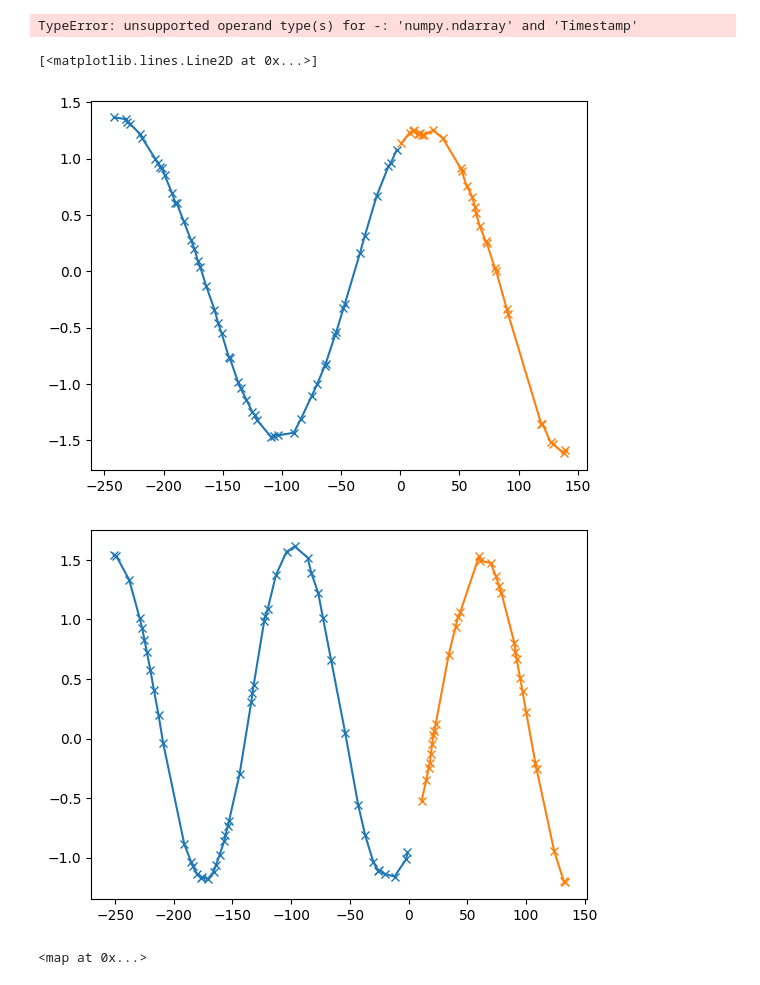
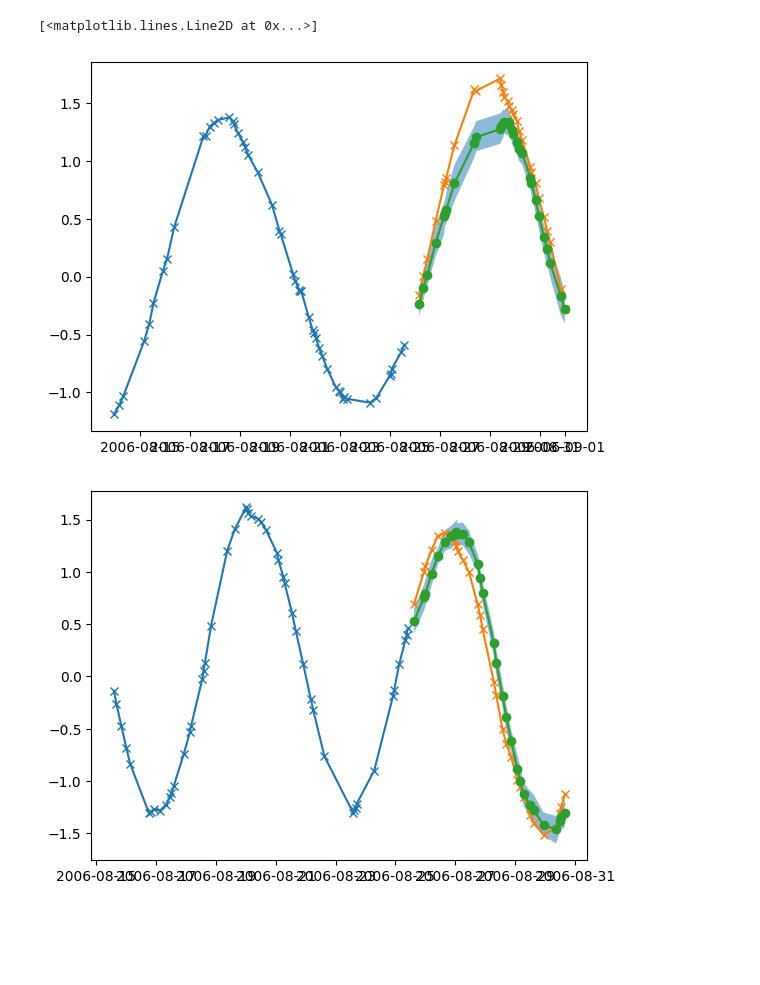
Before and after one commit to EdvardJSHolen/Final-Year-Project, a Jupyter notebook: TimeFusion/random_walk_example.ipynb, the cells around one changed output. Saved outputs shown, nothing was run; the diff lists cells and outputs as text; code cells hidden in the pictures; blank space fills up the shorter version.

```diff
--- a/TimeFusion/random_walk_example.ipynb
+++ b/TimeFusion/random_walk_example.ipynb
@@ -123,13 +120,13 @@ val_loader = BatchLoader(
 predictor = TimeFusion(
     context_length = 50,
     prediction_length = 30,
-    timeseries_shape = train_loader.time_series_shape,
+    timeseries_shape = (len(train_data.time_series),train_data.time_series[0].shape[1]),
     num_encoder_layers=3,
-    d_model=128,
+    d_model=64,
     nhead=4,
     dim_feedforward=128,
     diff_steps=100,
-    device = torch.device("mps"),
+    device = device,
 )
 
 #predictor = torch.compile(predictor)
@@ -143,7 +140,7 @@ lr_scheduler = torch.optim.lr_scheduler.LinearLR(optimizer, start_factor=1, end_
 
 predictor.train_network(
     train_loader = train_loader,
-    epochs=60,
+    epochs=40,
     val_loader = val_loader,
     val_metrics= {
         "Val MAE": nn.L1Loss(),
@@ -173,50 +170,38 @@ predictor.train_network(
-# %%
-sample_index = 5000
-
-timestamps = []
-
-for column in data.columns:
-    timestamps.append(list(data[sample_index:][column].dropna().index[:predictor.prediction_length]))
-
-timestamps = np.array(timestamps)
-
-samples = predictor.sample(
-    data=data[:sample_index],
-    timestamps=timestamps,
-    num_samples=64,
-    batch_size=64
-)
-
-plt.plot(data[:sample_index]['sine1'].dropna().index[-predictor.context_length:] - data[:sample_index].index[-1] - 1,list(data[:sample_index]['sine1'].dropna()[-predictor.context_length:]),"-x")
-plt.plot(data[:sample_index]['sine2'].dropna().index[-predictor.context_length:] - data[:sample_index].index[-1]  - 1,list(data[:sample_index]['sine2'].dropna()[-predictor.context_length:]),"-x")
-#plt.plot(samples[0,0].cpu())
-#plt.plot(samples[0,1].cpu())
-plt.plot(timestamps[0] - data[:sample_index].index[-1],torch.mean(samples.cpu(),axis=0)[0],"-o")
-plt.plot(timestamps[1] - data[:sample_index].index[-1],torch.mean(samples.cpu(),axis=0)[1],"-o")
-
-plt.plot(timestamps[0] - data[:sample_index].index[-1],list(data[sample_index:]['sine1'].dropna()[:predictor.prediction_length]),"-x")
-plt.plot(timestamps[1] - data[:sample_index].index[-1],list(data[sample_index:]['sine2'].dropna()[:predictor.prediction_length]),"-x")
-# %% [output]
-TypeError: unsupported operand type(s) for -: 'numpy.ndarray' and 'Timestamp'
+# %%
+sample_index = 400
+
+timestamps = []
+for col in range(val_data.indices.shape[1]):
+    timestamps.append(list(val_data.data_copy.iloc[sample_index:,col].dropna().index[:predictor.prediction_length]))
+
+timestamps = np.array(timestamps)
+
+samples = predictor.sample(
+    data = val_data,
+    sample_indices = timestamps,
+    num_samples = 100,
+    timestamp_encodings = encodings
+)
 # %%
+# Plot the samples
 confidence = 0.1
 
 samples_cpu = samples.cpu()
 samples_cpu[:,0,:], _= torch.sort(samples_cpu[:,0,:],dim=0)
 samples_cpu[:,1,:], _ = torch.sort(samples_cpu[:,1,:],dim=0)
 
 plt.figure()
-plt.plot(data[:sample_index]['sine1'].dropna().index[-predictor.context_length:] - data[:sample_index].index[-1] - 1,list(data[:sample_index]['sine1'].dropna()[-predictor.context_length:]),"-x")
-plt.plot(timestamps[0] - data[:sample_index].index[-1],list(data[sample_index:]['sine1'].dropna()[:predictor.prediction_length]),"-x")
-plt.fill_between(timestamps[0] - data[:sample_index].index[-1],samples_cpu[int(confidence*samples_cpu.shape[0]),0,:], samples_cpu[int((1-confidence)*samples_cpu.shape[0]),0,:],alpha=0.5)
-plt.plot(timestamps[0] - data[:sample_index].index[-1],torch.mean(samples.cpu(),axis=0)[0],"-o")
+plt.plot(val_data.data_copy.iloc[:400,0].dropna().iloc[-predictor.context_length:],"-x")
+plt.plot(val_data.data_copy.iloc[400:,0].dropna().iloc[:predictor.prediction_length],"-x")
+plt.fill_between(timestamps[0], samples_cpu[int(confidence*samples_cpu.shape[0]),0,:], samples_cpu[int((1-confidence)*samples_cpu.shape[0]),0,:],alpha=0.5)
+plt.plot(timestamps[0],torch.mean(samples.cpu(),axis=0)[0],"-o")
 
 plt.figure()
-plt.plot(data[:sample_index]['sine2'].dropna().index[-predictor.context_length:] - data[:sample_index].index[-1] - 1,list(data[:sample_index]['sine2'].dropna()[-predictor.context_length:]),"-x")
-plt.plot(timestamps[1] - data[:sample_index].index[-1],list(data[sample_index:]['sine2'].dropna()[:predictor.prediction_length]),"-x")
-plt.fill_between(timestamps[1] - data[:sample_index].index[-1],samples_cpu[int(confidence*samples_cpu.shape[0]),1,:], samples_cpu[int((1-confidence)*samples_cpu.shape[0]),1,:],alpha=0.5)
-plt.plot(timestamps[1] - data[:sample_index].index[-1],torch.mean(samples.cpu(),axis=0)[1],"-o")
+plt.plot(val_data.data_copy.iloc[:400,1].dropna().iloc[-predictor.context_length:],"-x")
+plt.plot(val_data.data_copy.iloc[400:,1].dropna().iloc[:predictor.prediction_length],"-x")
+plt.fill_between(timestamps[1], samples_cpu[int(confidence*samples_cpu.shape[0]),1,:], samples_cpu[int((1-confidence)*samples_cpu.shape[0]),1,:],alpha=0.5)
+plt.plot(timestamps[1],torch.mean(samples.cpu(),axis=0)[1],"-o")
 # %% [output]
 [<matplotlib.lines.Line2D at 0x...>]
-[figure, old version]
+[figure, new version]
-[figure, old version]
+[figure, new version]
@@ -248,4 +207,0 @@ k = map(f, [1,2,3,4,5,6])
-# %%
-k
-# %% [output]
-<map at 0x...>
```
Also changed, not shown: parts of 10 cells of this notebook, 5 other files.
